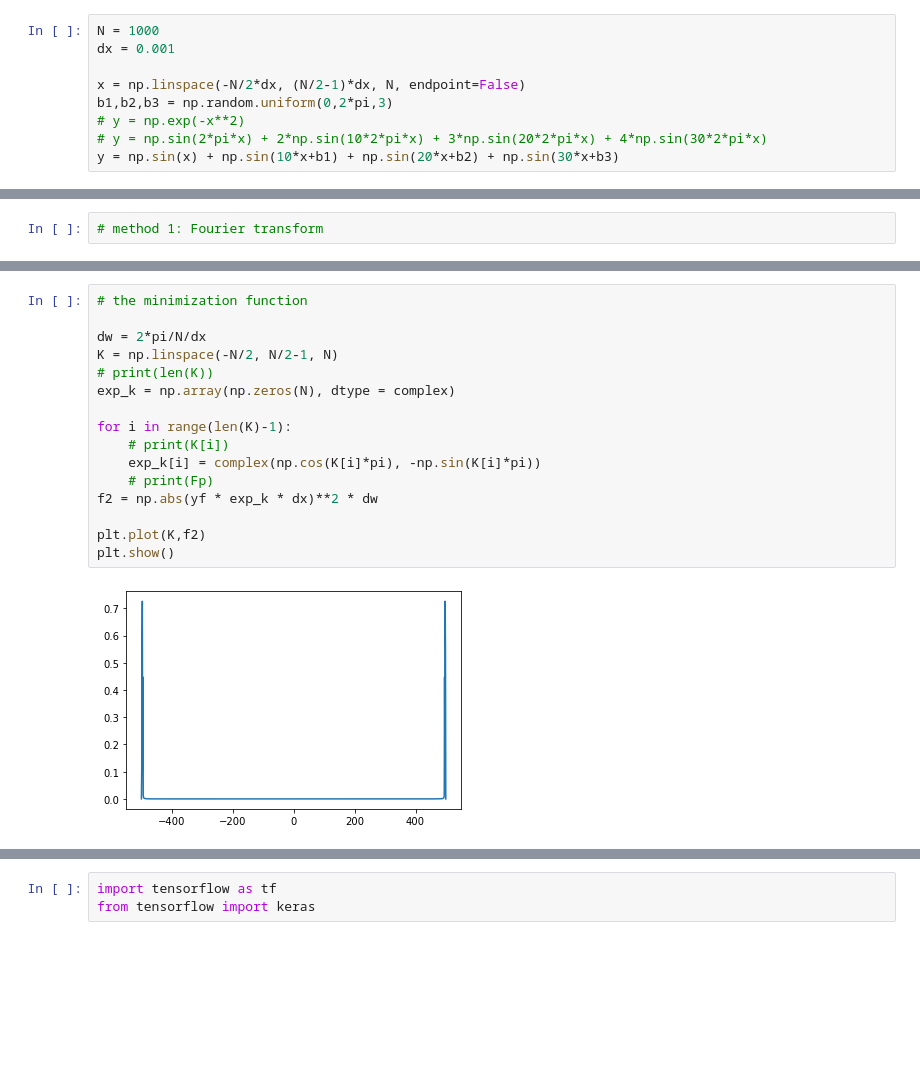
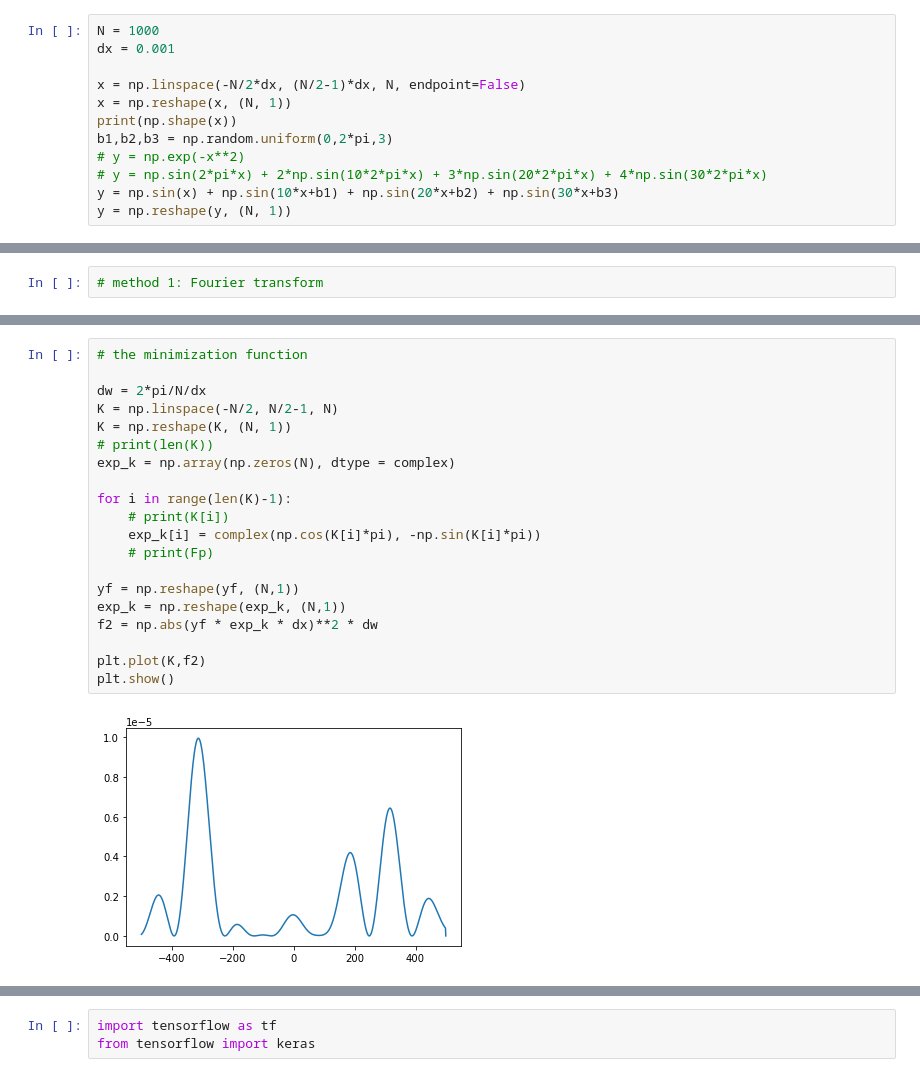
Before and after one commit to kathkkkkkk/Master-thesis, a Jupyter notebook: 2 spetral bias method 1.ipynb, the cells around one changed output, grey strips where cells are left out. Cells and saved outputs as stored; diff of their text form; blank space fills up the shorter version.

```diff
--- a/2 spetral bias method 1.ipynb
+++ b/2 spetral bias method 1.ipynb
@@ -9,7 +9,10 @@ N = 1000
 dx = 0.001
 
 x = np.linspace(-N/2*dx, (N/2-1)*dx, N, endpoint=False)
+x = np.reshape(x, (N, 1))
+print(np.shape(x))
 b1,b2,b3 = np.random.uniform(0,2*pi,3)
 # y = np.exp(-x**2)
 # y = np.sin(2*pi*x) + 2*np.sin(10*2*pi*x) + 3*np.sin(20*2*pi*x) + 4*np.sin(30*2*pi*x)
 y = np.sin(x) + np.sin(10*x+b1) + np.sin(20*x+b2) + np.sin(30*x+b3)
+y = np.reshape(y, (N, 1))
@@ -65,21 +72,25 @@ plt.show()
 # %%
 # the minimization function
 
 dw = 2*pi/N/dx
 K = np.linspace(-N/2, N/2-1, N)
+K = np.reshape(K, (N, 1))
 # print(len(K))
 exp_k = np.array(np.zeros(N), dtype = complex)
 
 for i in range(len(K)-1):
     # print(K[i])
     exp_k[i] = complex(np.cos(K[i]*pi), -np.sin(K[i]*pi))
     # print(Fp)
+
+yf = np.reshape(yf, (N,1))
+exp_k = np.reshape(exp_k, (N,1))
 f2 = np.abs(yf * exp_k * dx)**2 * dw
 
 plt.plot(K,f2)
 plt.show()
 # %% [output]
-[figure, old version]
+[figure, new version]
 # %%
 def func(k):
     k = int(k + N/2)
```
Also changed, not shown: parts of 22 cells of this notebook, 2 other files.
